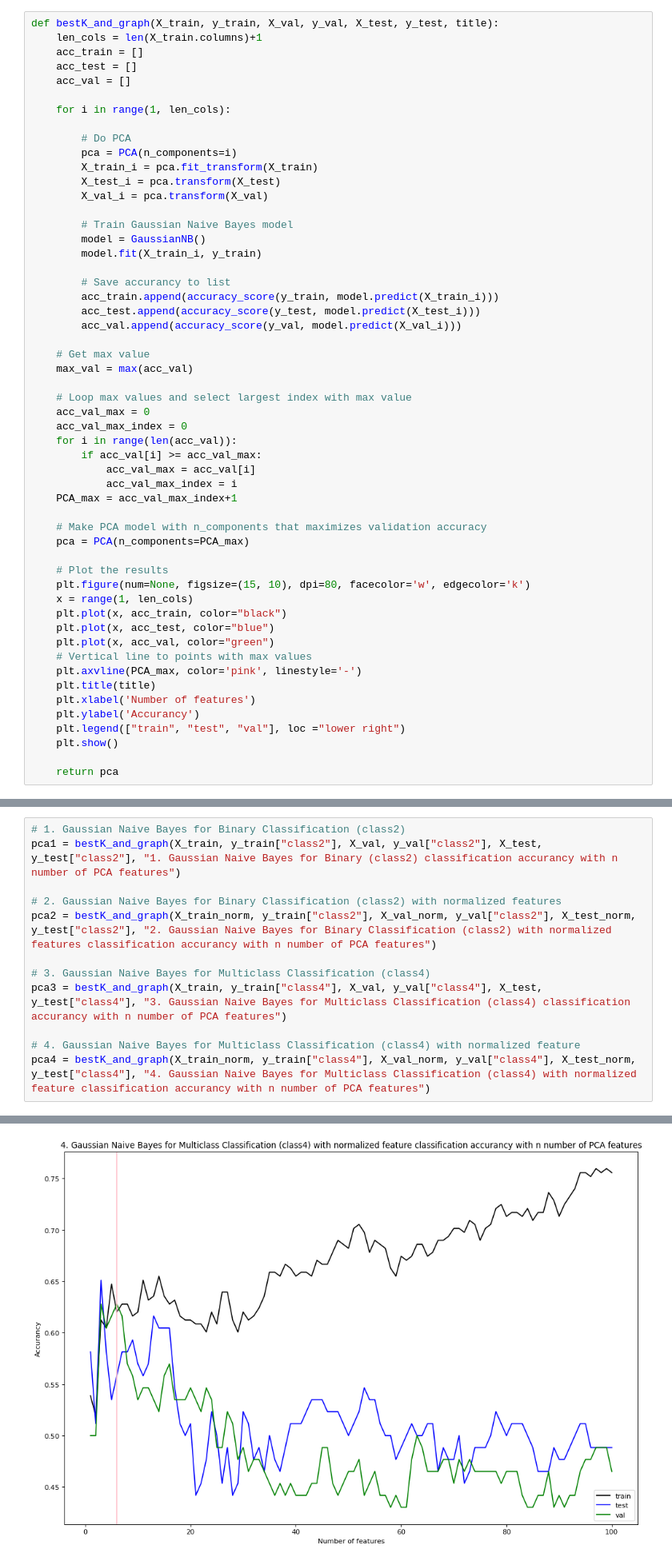
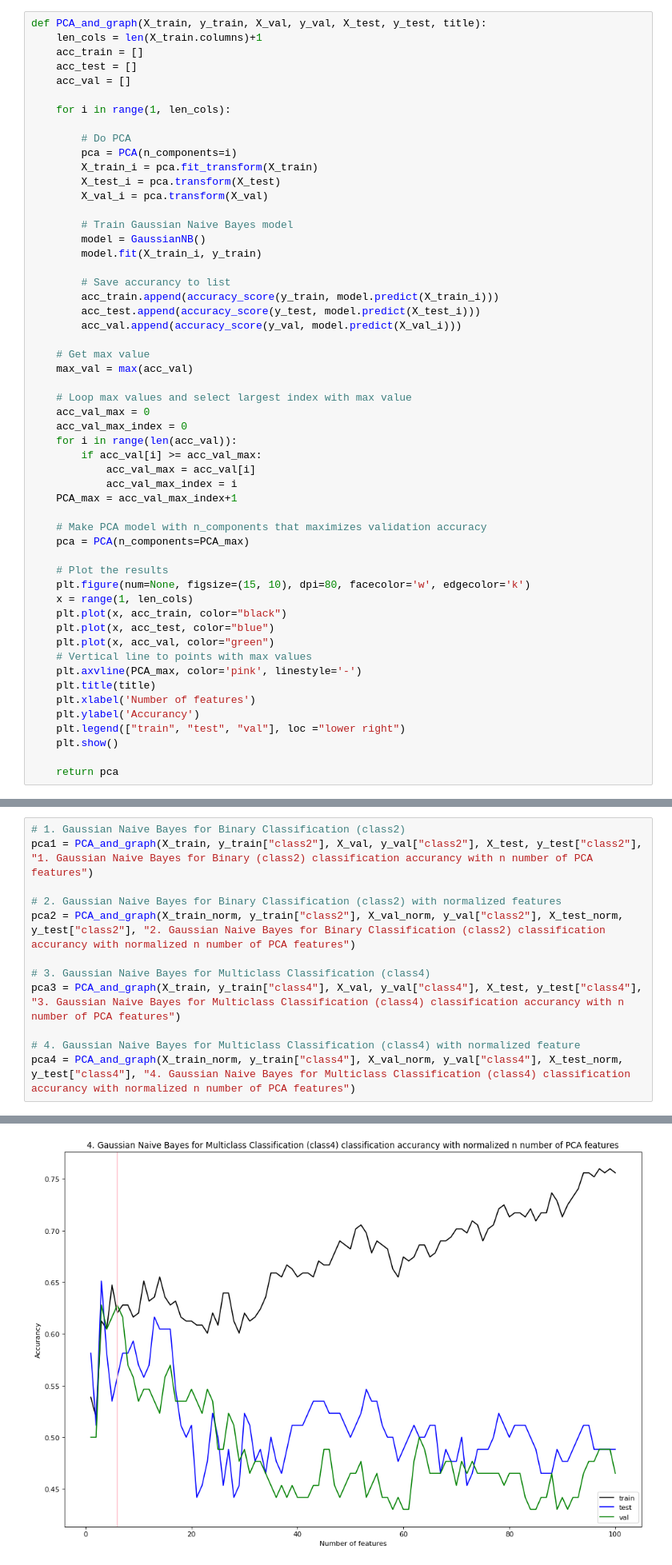
Before and after one commit to williwilliams3/TermProjectIML, a Jupyter notebook: naive_bayes_PCA.ipynb, the cells around one changed output, grey strips where cells are left out. Shown: that part at 80% size. Saved outputs shown, nothing was run; the diff lists cells and outputs as text.

```diff
--- a/naive_bayes_PCA.ipynb
+++ b/naive_bayes_PCA.ipynb
@@ -155,7 +157,7 @@ g=sns.heatmap(npf_train[top_corr_features].corr(),annot=False,cmap="RdYlGn")
 # %% [markdown]
 ## Find best features and print accuracy graph
 # %%
-def bestK_and_graph(X_train, y_train, X_val, y_val, X_test, y_test, title):
+def PCA_and_graph(X_train, y_train, X_val, y_val, X_test, y_test, title):
     len_cols = len(X_train.columns)+1
     acc_train = []
     acc_test = []
@@ -211,14 +215,14 @@ def bestK_and_graph(X_train, y_train, X_val, y_val, X_test, y_test, title):
 # %%
 # 1. Gaussian Naive Bayes for Binary Classification (class2)
-pca1 = bestK_and_graph(X_train, y_train["class2"], X_val, y_val["class2"], X_test, y_test["class2"], "1. Gaussian Naive Bayes for Binary (class2) classification accurancy with n number of PCA features")
+pca1 = PCA_and_graph(X_train, y_train["class2"], X_val, y_val["class2"], X_test, y_test["class2"], "1. Gaussian Naive Bayes for Binary (class2) classification accurancy with n number of PCA features")
 
 # 2. Gaussian Naive Bayes for Binary Classification (class2) with normalized features
-pca2 = bestK_and_graph(X_train_norm, y_train["class2"], X_val_norm, y_val["class2"], X_test_norm, y_test["class2"], "2. Gaussian Naive Bayes for Binary Classification (class2) with normalized features classification accurancy with n number of PCA features")
+pca2 = PCA_and_graph(X_train_norm, y_train["class2"], X_val_norm, y_val["class2"], X_test_norm, y_test["class2"], "2. Gaussian Naive Bayes for Binary Classification (class2) classification accurancy with normalized n number of PCA features")
 
 # 3. Gaussian Naive Bayes for Multiclass Classification (class4)
-pca3 = bestK_and_graph(X_train, y_train["class4"], X_val, y_val["class4"], X_test, y_test["class4"], "3. Gaussian Naive Bayes for Multiclass Classification (class4) classification accurancy with n number of PCA features")
+pca3 = PCA_and_graph(X_train, y_train["class4"], X_val, y_val["class4"], X_test, y_test["class4"], "3. Gaussian Naive Bayes for Multiclass Classification (class4) classification accurancy with n number of PCA features")
 
 # 4. Gaussian Naive Bayes for Multiclass Classification (class4) with normalized feature
-pca4 = bestK_and_graph(X_train_norm, y_train["class4"], X_val_norm, y_val["class4"], X_test_norm, y_test["class4"], "4. Gaussian Naive Bayes for Multiclass Classification (class4) with normalized feature classification accurancy with n number of PCA features")
+pca4 = PCA_and_graph(X_train_norm, y_train["class4"], X_val_norm, y_val["class4"], X_test_norm, y_test["class4"], "4. Gaussian Naive Bayes for Multiclass Classification (class4) classification accurancy with normalized n number of PCA features")
 # %% [output]
 [figure]
@@ -226,2 +230,2 @@ pca4 = bestK_and_graph(X_train_norm, y_train["class4"], X_val_norm, y_val["class
 [figure]
-[figure, old version]
+[figure, new version]
```
Also changed, not shown: parts of 12 cells of this notebook.
